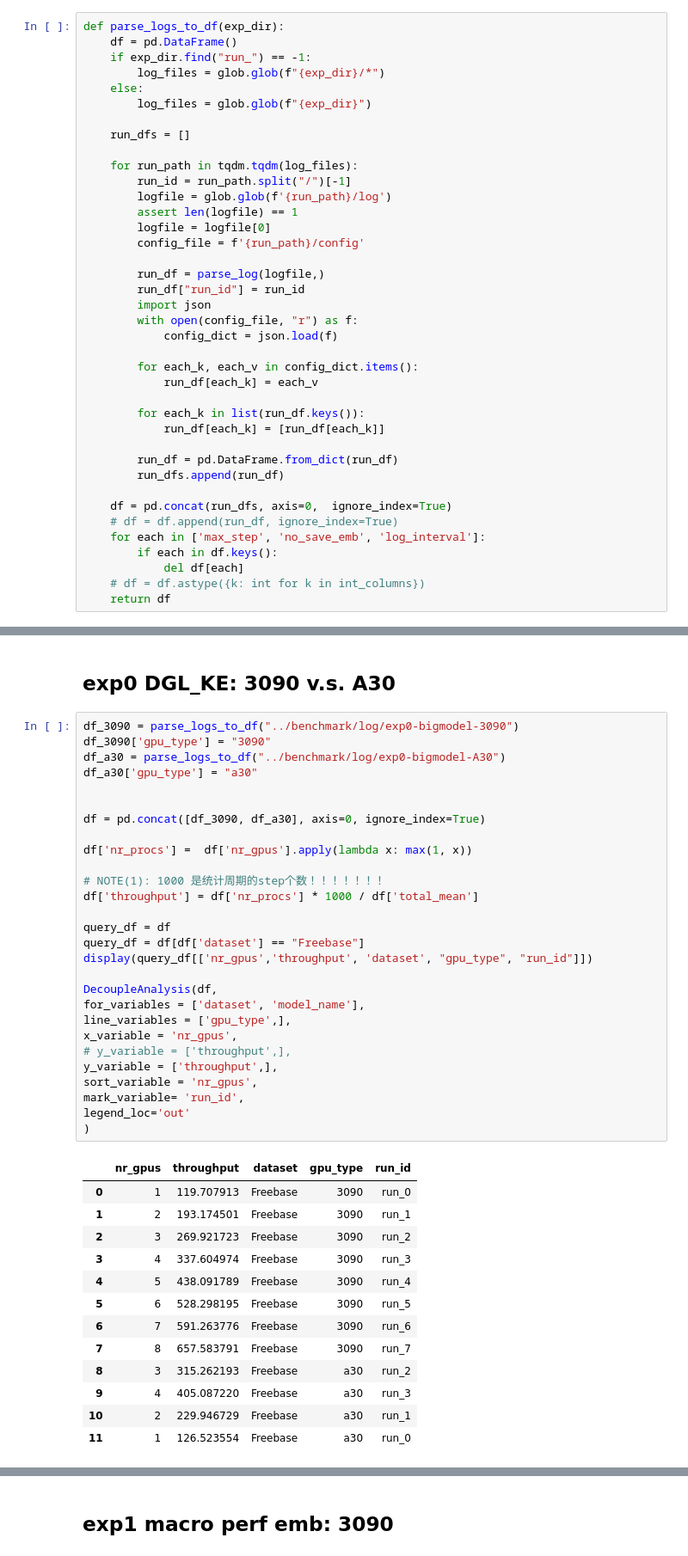
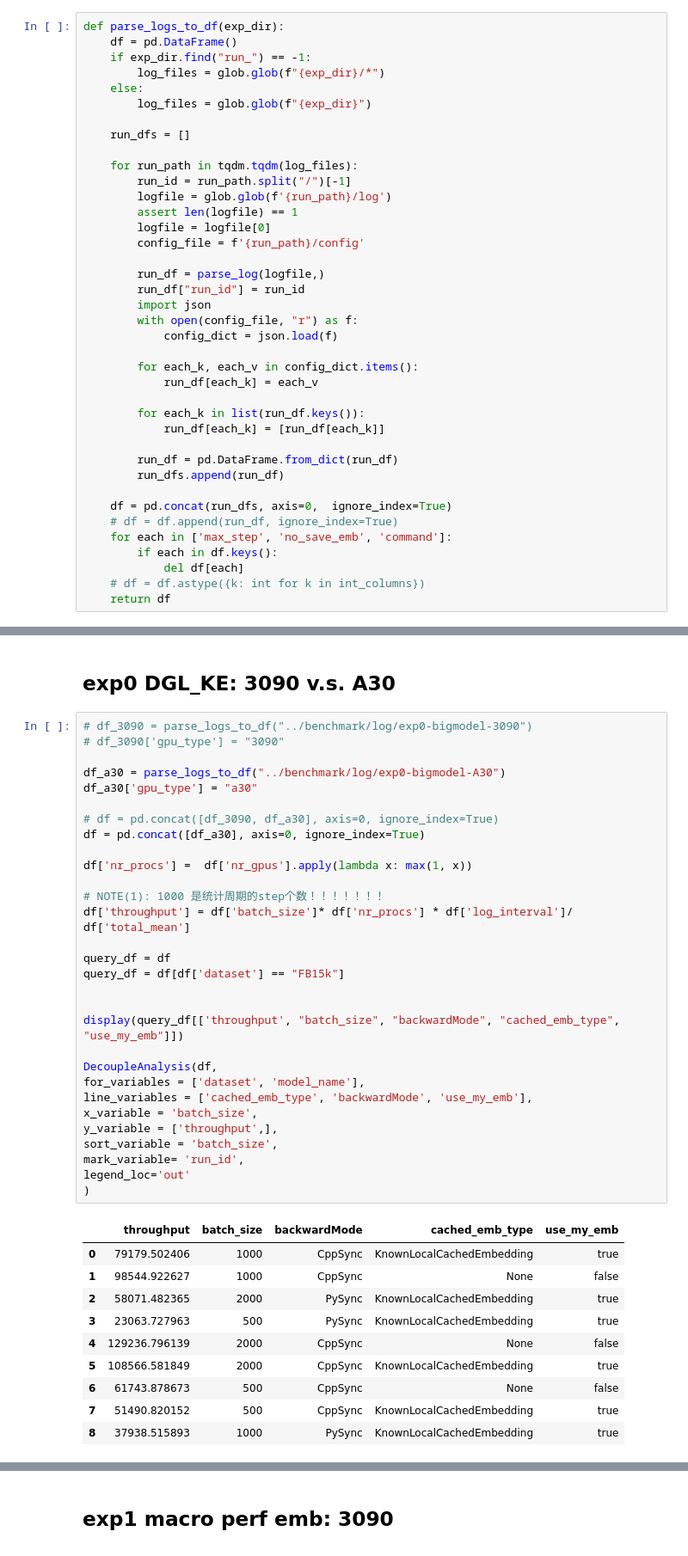
Before and after one commit to wianger/RecStore, a Jupyter notebook: src/framework_adapters/torch/python/analysis.ipynb, the cells around one changed output, grey strips where cells are left out. Shown at 86% size. Cells and saved outputs as stored; diff of their text form.

Commit message:
for sync

```diff
--- a/src/framework_adapters/torch/python/analysis.ipynb
+++ b/src/framework_adapters/torch/python/analysis.ipynb
@@ -141,7 +142,7 @@ def parse_logs_to_df(exp_dir):
 
     df = pd.concat(run_dfs, axis=0,  ignore_index=True)
     # df = df.append(run_df, ignore_index=True)
-    for each in ['max_step', 'no_save_emb', 'log_interval']:
+    for each in ['max_step', 'no_save_emb', 'command']:
         if each in df.keys():
             del df[each]
     # df = df.astype({k: int for k in int_columns})
@@ -247,44 +251,43 @@ def DecoupleAnalysis(df, for_variables, line_variables, x_variable,
 # %% [markdown]
 ## exp0 DGL_KE: 3090 v.s. A30
 # %%
-df_3090 = parse_logs_to_df("../benchmark/log/exp0-bigmodel-3090")
-df_3090['gpu_type'] = "3090"
+# df_3090 = parse_logs_to_df("../benchmark/log/exp0-bigmodel-3090")
+# df_3090['gpu_type'] = "3090"
+
 df_a30 = parse_logs_to_df("../benchmark/log/exp0-bigmodel-A30")
 df_a30['gpu_type'] = "a30"
 
-
-df = pd.concat([df_3090, df_a30], axis=0, ignore_index=True)
+# df = pd.concat([df_3090, df_a30], axis=0, ignore_index=True)
+df = pd.concat([df_a30], axis=0, ignore_index=True)
 
 df['nr_procs'] =  df['nr_gpus'].apply(lambda x: max(1, x))
 
 # NOTE(1): 1000 是统计周期的step个数！！！！！！！
-df['throughput'] = df['nr_procs'] * 1000 / df['total_mean']
+df['throughput'] = df['batch_size']* df['nr_procs'] * df['log_interval']/ df['total_mean']
 
 query_df = df
-query_df = df[df['dataset'] == "Freebase"]
-display(query_df[['nr_gpus','throughput', 'dataset', "gpu_type", "run_id"]])
+query_df = df[df['dataset'] == "FB15k"]
+
+
+display(query_df[['throughput', "batch_size", "backwardMode", "cached_emb_type", "use_my_emb"]])
 
 DecoupleAnalysis(df,
 for_variables = ['dataset', 'model_name'],
-line_variables = ['gpu_type',],
-x_variable = 'nr_gpus',
-# y_variable = ['throughput',],
+line_variables = ['cached_emb_type', 'backwardMode', 'use_my_emb'],
+x_variable = 'batch_size',
 y_variable = ['throughput',],
-sort_variable = 'nr_gpus',
+sort_variable = 'batch_size',
 mark_variable= 'run_id',
 legend_loc='out'
 )
 # %% [output]
-|  | nr_gpus | throughput | dataset | gpu_type | run_id |
-| 0 | 1 | 119.707913 | Freebase | 3090 | run_0 |
-| 1 | 2 | 193.174501 | Freebase | 3090 | run_1 |
-| 2 | 3 | 269.921723 | Freebase | 3090 | run_2 |
-| 3 | 4 | 337.604974 | Freebase | 3090 | run_3 |
-| 4 | 5 | 438.091789 | Freebase | 3090 | run_4 |
-| 5 | 6 | 528.298195 | Freebase | 3090 | run_5 |
-| 6 | 7 | 591.263776 | Freebase | 3090 | run_6 |
-| 7 | 8 | 657.583791 | Freebase | 3090 | run_7 |
-| 8 | 3 | 315.262193 | Freebase | a30 | run_2 |
-| 9 | 4 | 405.087220 | Freebase | a30 | run_3 |
-| 10 | 2 | 229.946729 | Freebase | a30 | run_1 |
-| 11 | 1 | 126.523554 | Freebase | a30 | run_0 |
+|  | throughput | batch_size | backwardMode | cached_emb_type | use_my_emb |
+| 0 | 79179.502406 | 1000 | CppSync | KnownLocalCachedEmbedding | true |
+| 1 | 98544.922627 | 1000 | CppSync | None | false |
+| 2 | 58071.482365 | 2000 | PySync | KnownLocalCachedEmbedding | true |
+| 3 | 23063.727963 | 500 | PySync | KnownLocalCachedEmbedding | true |
+| 4 | 129236.796139 | 2000 | CppSync | None | false |
+| 5 | 108566.581849 | 2000 | CppSync | KnownLocalCachedEmbedding | true |
+| 6 | 61743.878673 | 500 | CppSync | None | false |
+| 7 | 51490.820152 | 500 | CppSync | KnownLocalCachedEmbedding | true |
+| 8 | 37938.515893 | 1000 | PySync | KnownLocalCachedEmbedding | true |
```
Also changed, not shown: parts of 4 cells of this notebook, 57 other files.
